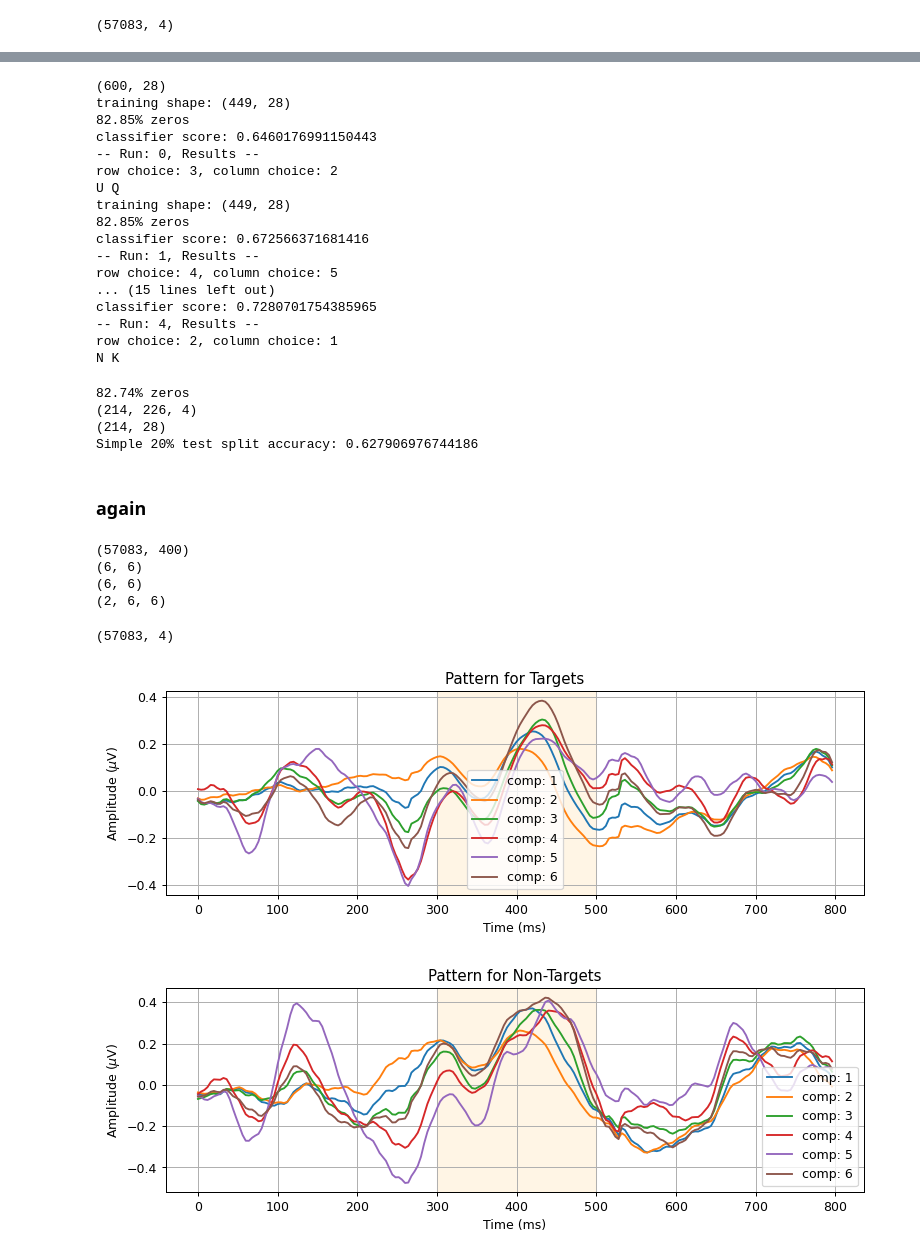
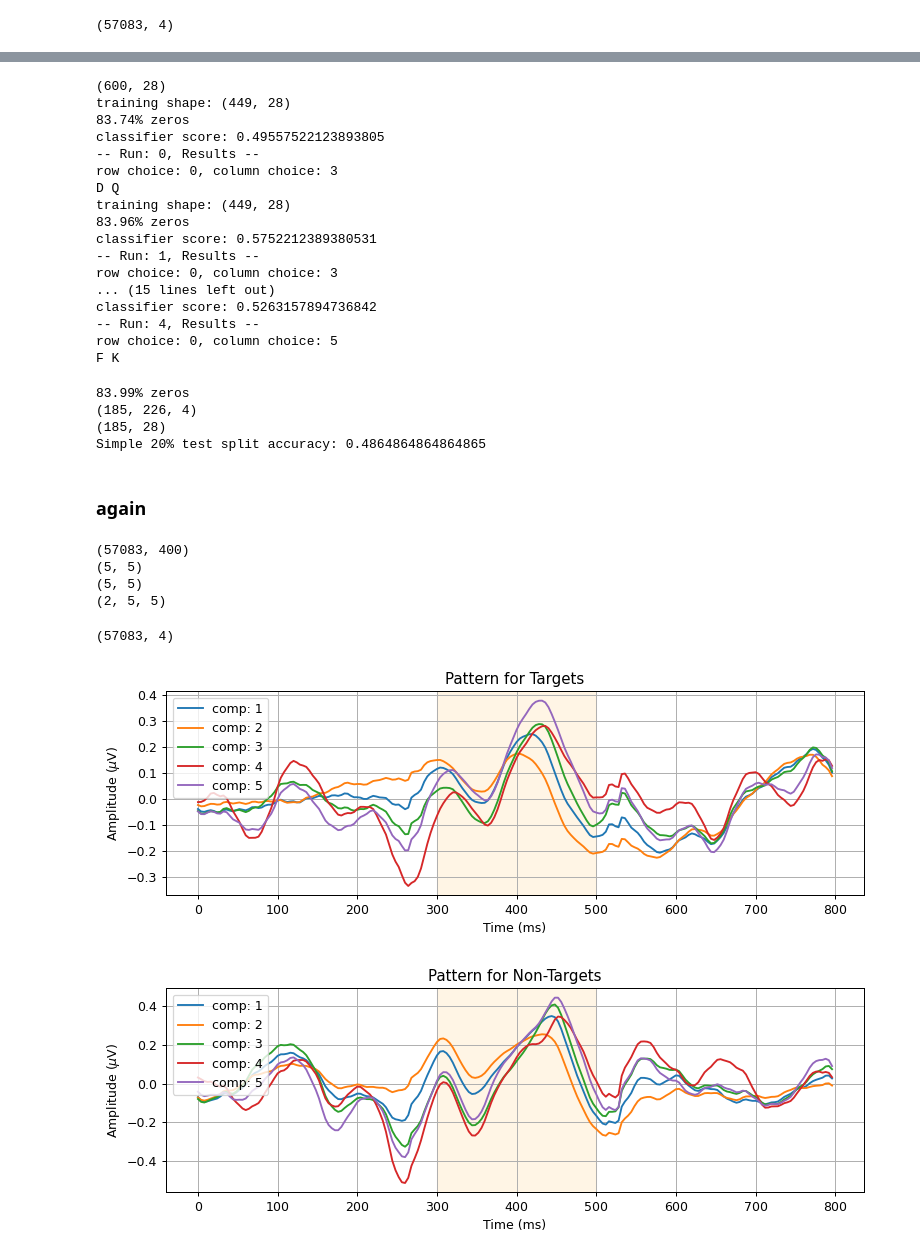
Before and after one commit to Surfincolin/openbci-standards, a Jupyter notebook: Speller_Analysis_2.ipynb, the cells around one changed output, grey strips where cells are left out. Drawn from its saved outputs; the diff is of its cells as text; code cells hidden in the pictures.

Commit message:
cleaner xDawn comparison, minor changets to older speller files

```diff
--- a/Speller_Analysis_2.ipynb
+++ b/Speller_Analysis_2.ipynb
@@ -71,7 +71,7 @@ def plot_time_series(X, Y, labels, xlabel=None, ylabel=None, title=None, fig=Non
     ax.set_ylabel(ylabel)
     ax.set_title(title)
     ax.grid(True)
-    _ = ax.legend()
+    _ = ax.legend(loc='upper left')
 
     return fig, ax
 
@@ -186,14 +186,20 @@ ltr_key = ['ABCDEF',
            'YZ1234',
            '56789_']
 
-answer_key = {
-    'Q': [3, 11],
-    'U': [4, 9],
-    'I': [2, 9],
-    'C': [1, 9],
-    'K': [2, 11],
-    'P': [3, 10],
-    '3': [5, 11],
-    'E': [1, 11],
-    'G': [2, 7],
-}
+# answer_key = {
+#     'Q': [3, 11],2,10
+#     'U': [4, 9],3,8
+#     'I': [2, 9],
+#     'C': [1, 9],
+#     'K': [2, 11],
+#     'P': [3, 10],
+#     '3': [5, 11],
+#     'E': [1, 11],
+#     'G': [2, 7],
+# }
+answer_key = {}
+for i, row in enumerate(ltr_key):
+    for j, ch in enumerate(row):
+        answer_key[ch] = [i,j+6]
+
+print(answer_key)
@@ -658,6 +668,6 @@ Simple 20% test split accuracy: 0.5813953488372093
 # %%
 # session 2
-X, y = balance_zeros(r2_epochs_clean[:,:,:-1], r2_y_clean) # remove fp1
+X, y = balance_zeros(r2_epochs_clean[:,:,[0,1,2,3,5]], r2_y_clean) # remove fp1
 print(X.shape)
 X_windowed = window_and_combine_features(X, 7, (200, 600))
 print(X_windowed.shape)
@@ -881,7 +891,7 @@ REMOVE_FP1 = True
 n_f = 4 # number of filters/components
 
 if REMOVE_FP1:
-    X = r1_eeg[:,:-1]
+    X = r1_eeg[:,[0,1,2,3,5]]
 else:
     X = r1_eeg
 
@@ -968,21 +978,21 @@ test_LDA_prediction(r1_target_ltr,
 # %% [output]
 (600, 28)
 training shape: (449, 28)
-82.85% zeros
-classifier score: 0.6460176991150443
+83.74% zeros
+classifier score: 0.49557522123893805
 -- Run: 0, Results --
-row choice: 3, column choice: 2
-U Q
+row choice: 0, column choice: 3
+D Q
 training shape: (449, 28)
-82.85% zeros
-classifier score: 0.672566371681416
+83.96% zeros
+classifier score: 0.5752212389380531
 -- Run: 1, Results --
-row choice: 4, column choice: 5
+row choice: 0, column choice: 3
 ... (15 lines left out)
-classifier score: 0.7280701754385965
+classifier score: 0.5263157894736842
 -- Run: 4, Results --
-row choice: 2, column choice: 1
-N K
+row choice: 0, column choice: 5
+F K
 # %%
 s1_mask = np.ones(len(r1_epochs), np.bool)
 s1_mask[r1_bad_epochs] = 0
@@ -996,14 +1006,14 @@ print(X_s.shape)
 X_windowed = window_and_combine_features(X_s, 7, (200, 600))
 print(X_windowed.shape)
 
-X_train, X_test, y_train, y_test = train_test_split(X_windowed, y_s, test_size=0.20, random_state=24)
+X_train, X_test, y_train, y_test = train_test_split(X_windowed, y_s, test_size=0.20, random_state=35)
 LDA_clf = LinearDiscriminantAnalysis(solver='lsqr', shrinkage='auto').fit(X_train, y_train)
 print('Simple 20% test split accuracy:', LDA_clf.score(X_test, y_test))
 # %% [output]
-82.74% zeros
-(214, 226, 4)
-(214, 28)
-Simple 20% test split accuracy: 0.627906976744186
+83.99% zeros
+(185, 226, 4)
+(185, 28)
+Simple 20% test split accuracy: 0.4864864864864865
 # %% [markdown]
 ### again
 # %%
@@ -1154,39 +1164,39 @@ class xDAWN:
 
 #         filters = np.concatenate(filters, axis=0)
 #         patterns = np.concatenate(patterns, axis=0)
 
         self.filters = np.array(filters)
 
     def transform(self, X, n_f = 3):
         print(self.filters.shape)
         if self.filters.shape[1] != X.shape[1]:
             print('Channels and filters don\'t match. No transform performed.')
             return X
 
 #         print('filters', self.filters.shape)
 #         xfiltered = self.filters[:n_f] @ X.T
 #         print('f', X.shape)
 #         print('f', self.filters[0][:n_f].shape)
 #         xfiltered = X @ self.filters[0][:n_f]
         xfiltered = X @ self.filters[0][:,:n_f]
 
         return xfiltered
 
 
-r1_data = r1_eeg[:, :fp1]
+r1_data = r1_eeg[:, [0,1,2,3,5]]
 r1_data_ts = r1_eeg_ts
 
 r1_xdawn = xDAWN(r1_data, r1_data_ts, r1_events, 800)
 r1_filtered = r1_xdawn.transform(r1_data, 4)
 r1_filtered.shape
 # %% [output]
 (57083, 400)
-(6, 6)
-(6, 6)
-(2, 6, 6)
+(5, 5)
+(5, 5)
+(2, 5, 5)
 (57083, 4)
-[figure, old version]
+[figure, new version]
-[figure, old version]
+[figure, new version]
 # %%
 s_epochs = []
 for event in r1_events:
```
Also changed, not shown: parts of 15 cells of this notebook, 8 other files.
